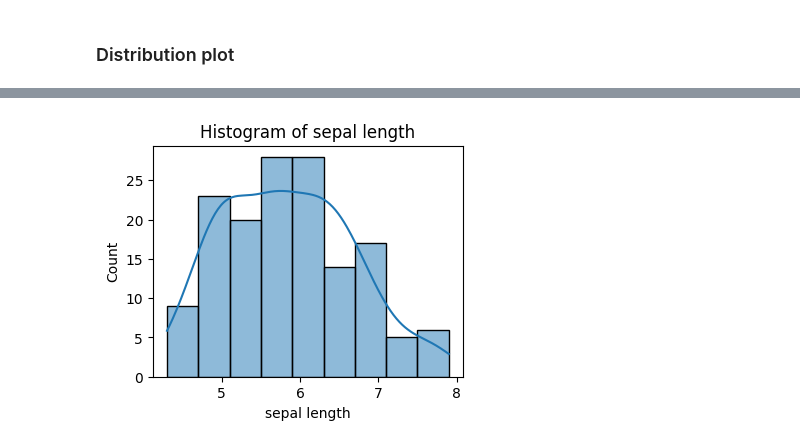
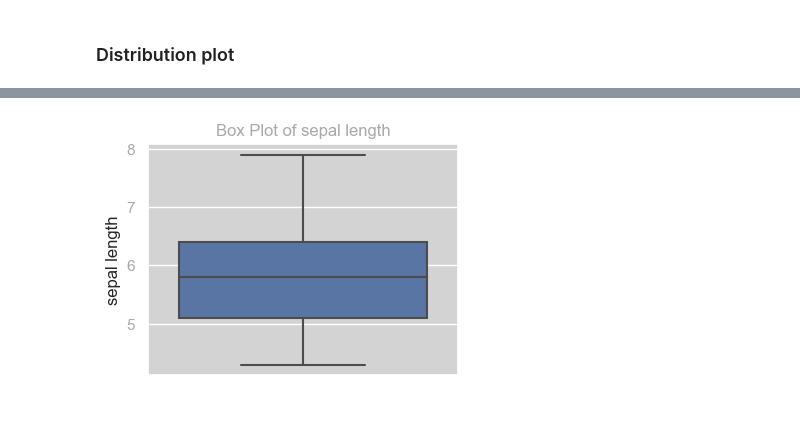
Before and after one commit to buildforfun/my_projects, a Jupyter notebook: statistics/statistics_fundamentals.ipynb, the cells around one changed output, grey strips where cells are left out. Drawn from its saved outputs; the diff is of its cells as text; code cells hidden in the pictures; blank space fills up the shorter version.

```diff
--- a/statistics/statistics_fundamentals.ipynb
+++ b/statistics/statistics_fundamentals.ipynb
@@ -94,6 +94,13 @@ A key part of data visualisation is selecting the right type of plot for the tas
 # %%
 import matplotlib.pyplot as plt
 import seaborn as sns
+
+# Set custom theme
+sns.set_theme(style='darkgrid', rc={'axes.facecolor': 'lightgray',
+                                    'figure.facecolor': 'white',
+                                    'text.color': 'darkgray',
+                                    'xtick.color': 'darkgray',
+                                    'ytick.color': 'darkgray'})
 
 # Scatter Plot
 plt.figure(figsize=(4, 3))
@@ -117,8 +176,8 @@ plt.show()
 # %%
-# Histogram
+# Box plot
 plt.figure(figsize=(4, 3))
-sns.histplot(data=data, x='sepal length', kde=True)
-plt.title('Histogram of sepal length')
+sns.boxplot(data=data, y='sepal length')
+plt.title('Box Plot of sepal length')
 plt.show()
 # %% [output]
-[figure, old version]
+[figure, new version]
```
Also changed, not shown: parts of 6 cells of this notebook.
